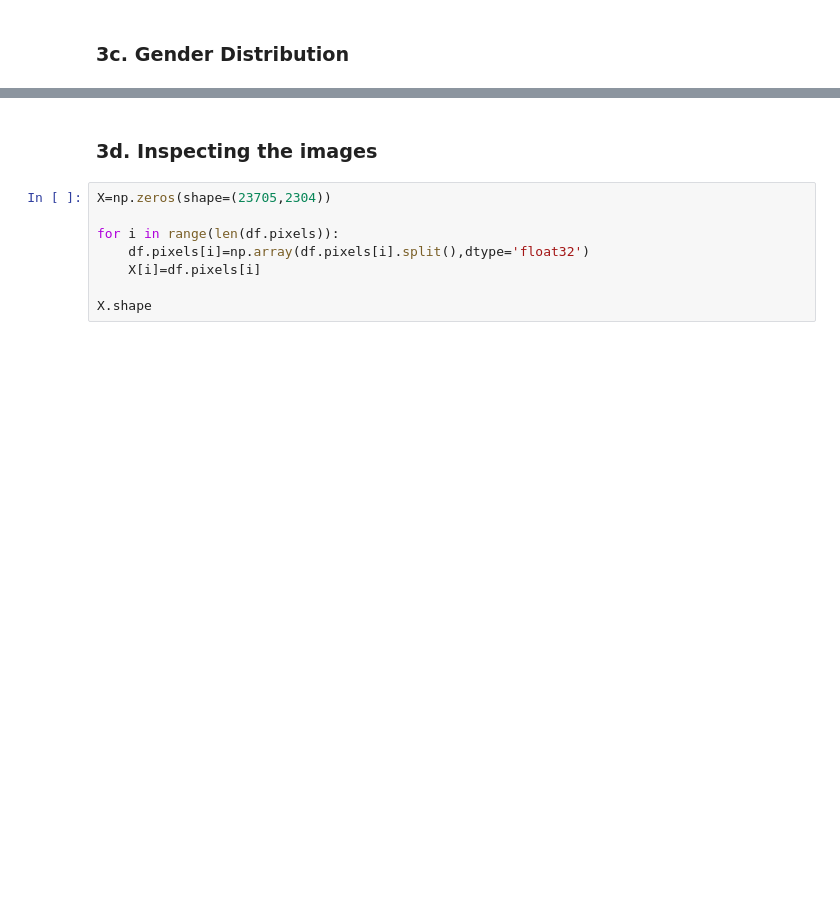
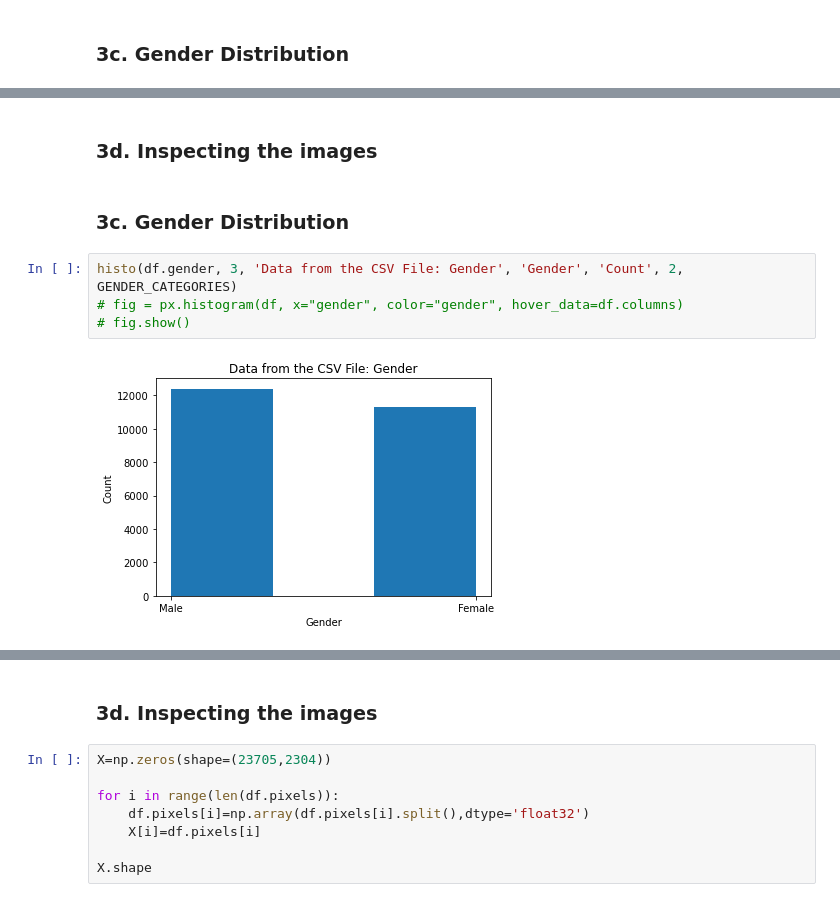
Before and after one commit to niyonx/Face-Classification, a Jupyter notebook: Face_Classification.ipynb, the cells around one changed output, grey strips where cells are left out. Drawn from its saved outputs; the diff is of its cells as text; blank space fills up the shorter version.

```diff
--- a/Face_Classification.ipynb
+++ b/Face_Classification.ipynb
@@ -113,0 +166,10 @@ IMG_SIZE = 48
+# %% [markdown]
+### 3d. Inspecting the images
+# %% [markdown]
+### 3c. Gender Distribution
+# %%
+histo(df.gender, 3, 'Data from the CSV File: Gender', 'Gender', 'Count', 2, GENDER_CATEGORIES)
+# fig = px.histogram(df, x="gender", color="gender", hover_data=df.columns)
+# fig.show()
+# %% [output]
+[figure, added]
```
Also changed, not shown: parts of 36 cells of this notebook.
